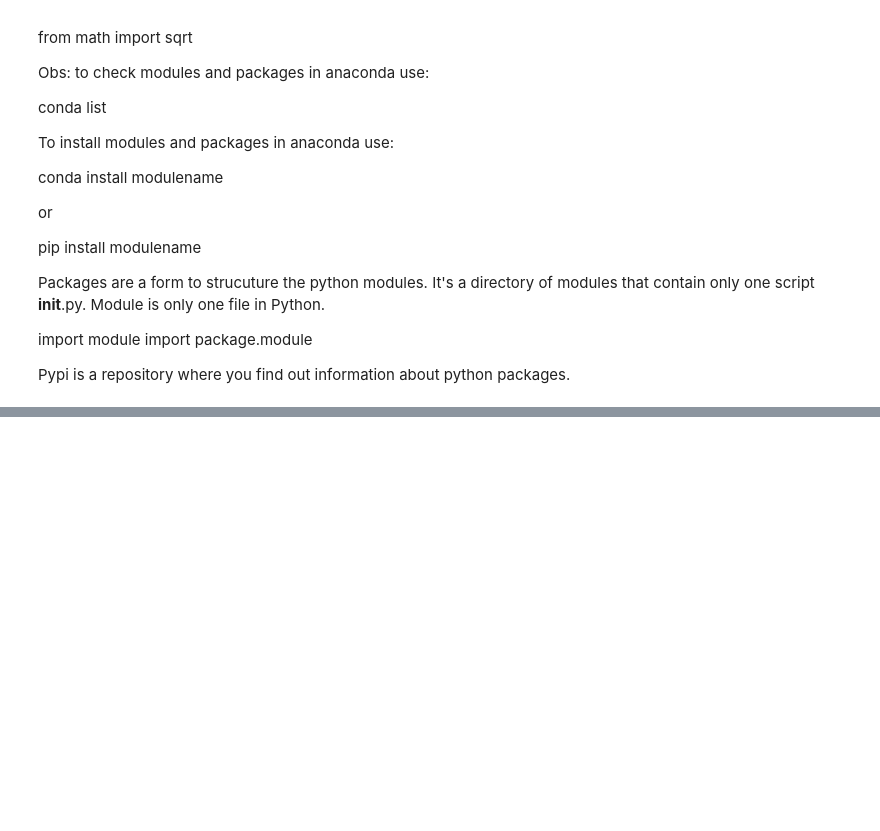
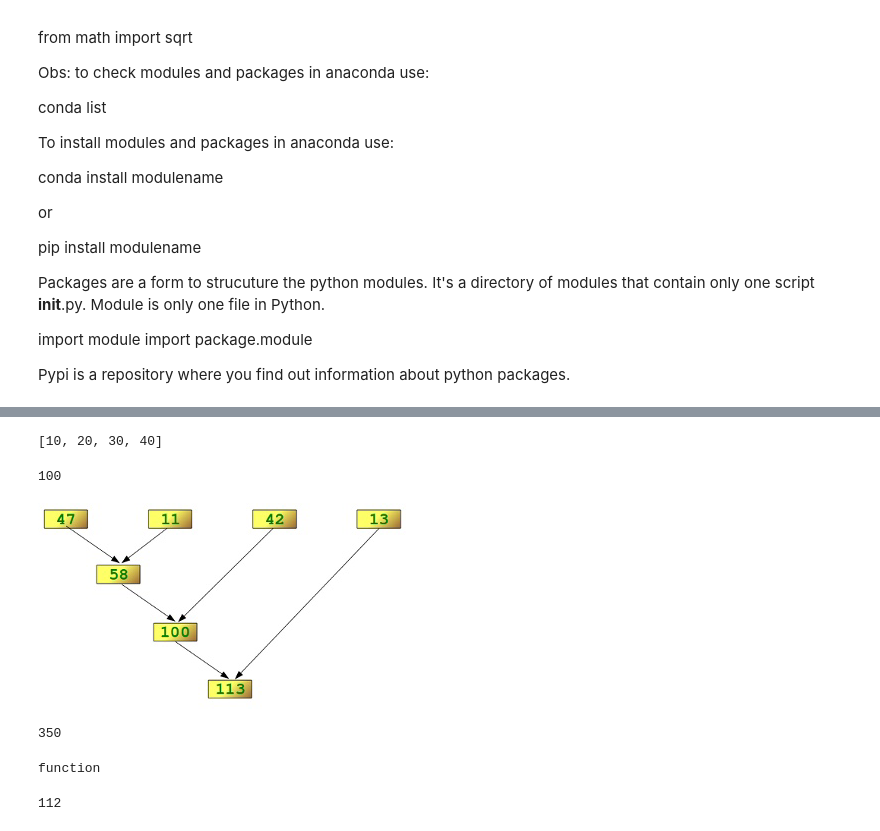
Before and after one commit to DiasMelissa/PythonProfound, a Jupyter notebook: Script10.ipynb, the cells around one changed output, grey strips where cells are left out. Saved outputs shown, nothing was run; the diff lists cells and outputs as text; code cells hidden in the pictures; blank space fills up the shorter version.

```diff
--- a/Script10.ipynb
+++ b/Script10.ipynb
@@ -36,0 +382,4 @@ import math
+# %%
+list1
+# %% [output]
+[10, 20, 30, 40]
@@ -36,0 +390,9 @@ import math
+# %%
+reduce(sum, list1)
+# %% [output]
+100
+# %%
+from IPython.display import Image
+Image('reduce.png')
+# %% [output]
+[figure, added]
@@ -36,0 +401,4 @@ import math
+# %%
+reduce(lambda x,y:x+y, list2)
+# %% [output]
+350
@@ -36,0 +407,8 @@ import math
+# %%
+type(max_find)
+# %% [output]
+function
+# %%
+reduce(max_find,list2)
+# %% [output]
+112
```
Also changed, not shown: parts of 91 cells of this notebook.
